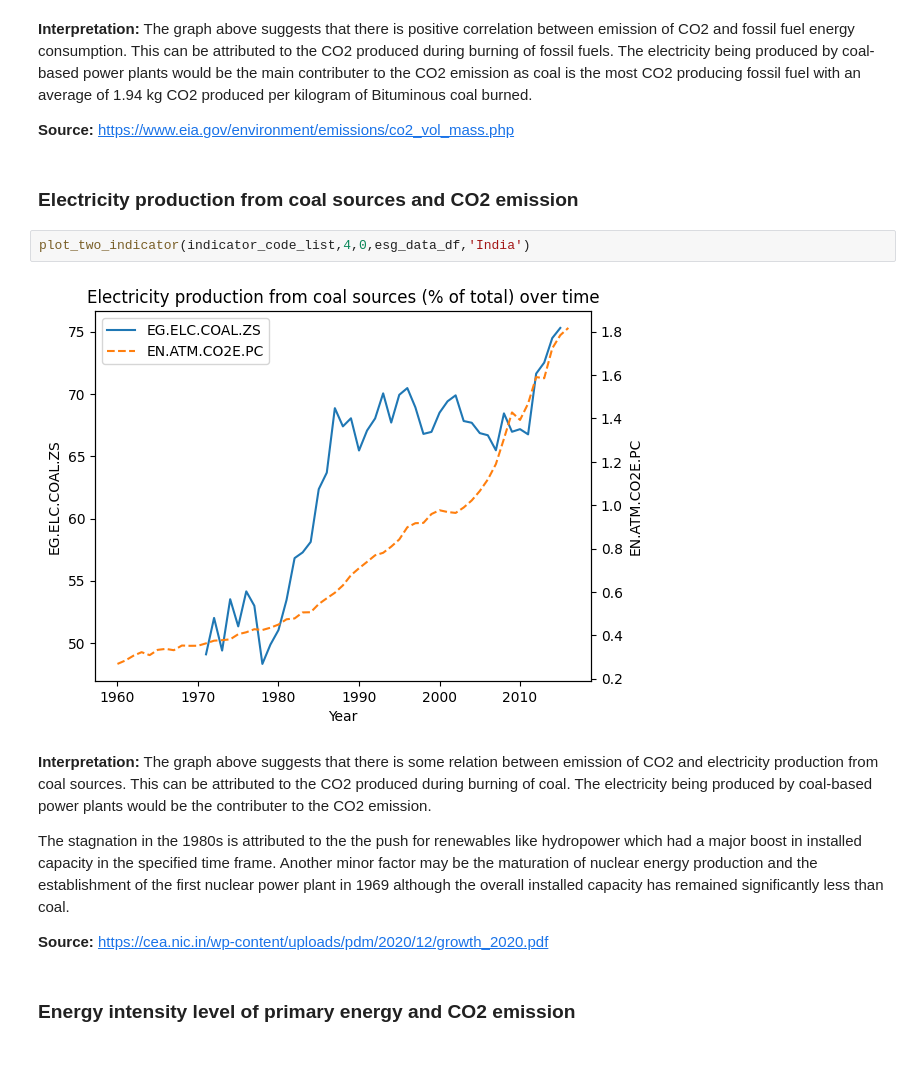
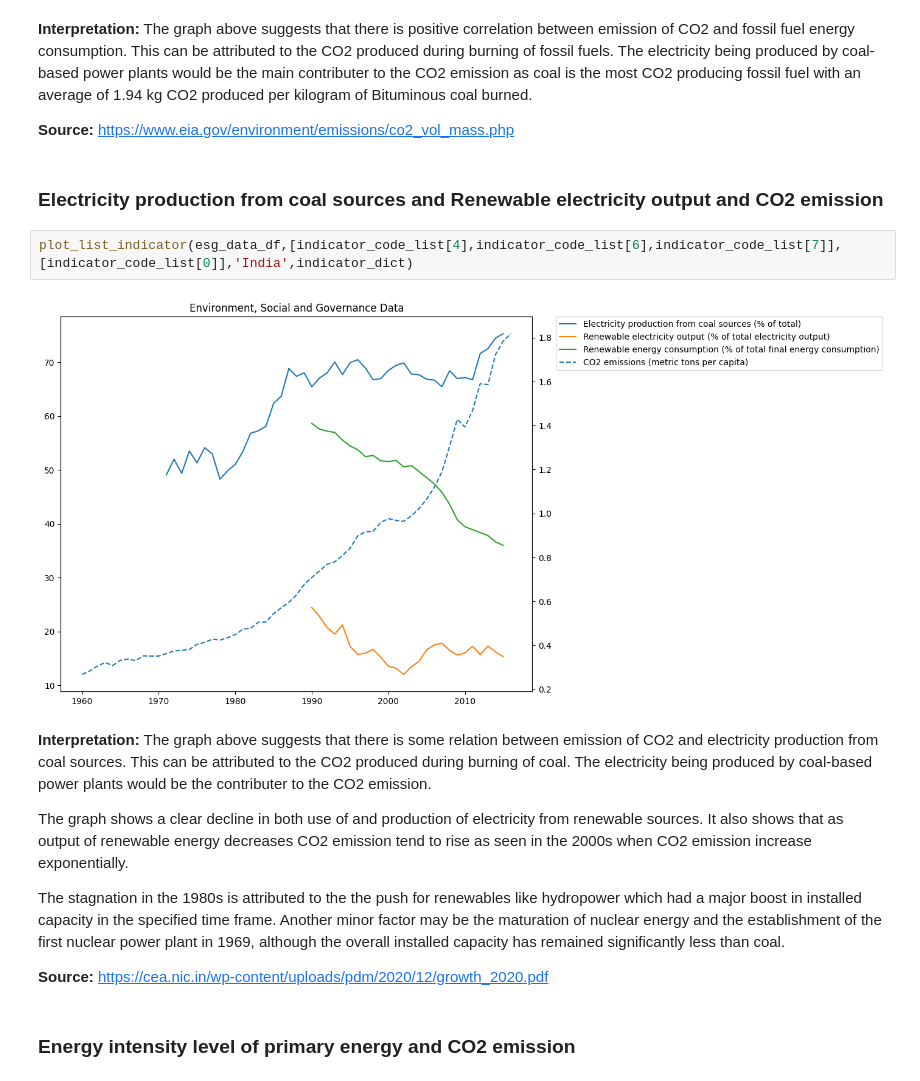
Before and after one commit to ashishsaranshakya/learning_data_analytics, a Jupyter notebook: Environment_Social_And_Governance_Data_Analysis.ipynb, the cells around one changed output. Saved outputs shown, nothing was run; the diff lists cells and outputs as text.

```diff
--- a/Environment_Social_And_Governance_Data_Analysis.ipynb
+++ b/Environment_Social_And_Governance_Data_Analysis.ipynb
@@ -171,15 +156,17 @@ plot_two_indicator(indicator_code_list,3,0,esg_data_df,'India')
 
 **Source:** https://www.eia.gov/environment/emissions/co2_vol_mass.php
 # %% [markdown]
-### Electricity production from coal sources and CO2 emission
+### Electricity production from coal sources and Renewable electricity output and CO2 emission
-# %%
-plot_two_indicator(indicator_code_list,4,0,esg_data_df,'India')
-# %% [output]
-[figure, removed]
+# %%
+plot_list_indicator(esg_data_df,[indicator_code_list[4],indicator_code_list[6],indicator_code_list[7]],[indicator_code_list[0]],'India',indicator_dict)
+# %% [output]
+[figure, added]
 # %% [markdown]
 **Interpretation:** The graph above suggests that there is some relation between emission of CO2 and electricity production from coal sources. This can be attributed to the CO2 produced during burning of coal. The electricity being produced by coal-based power plants would be the contributer to the CO2 emission.
 
-The stagnation in the 1980s is attributed to the the push for renewables like hydropower which had a major boost in installed capacity in the specified time frame. Another minor factor may be the maturation of nuclear energy production and the establishment of the first nuclear power plant in 1969 although the overall installed capacity has remained significantly less than coal.
+The graph shows a clear decline in both use of and production of electricity from renewable sources. It also shows that as output of renewable energy decreases CO2 emission tend to rise as seen in the 2000s when CO2 emission increase exponentially.
+
+The stagnation in the 1980s is attributed to the the push for renewables like hydropower which had a major boost in installed capacity in the specified time frame. Another minor factor may be the maturation of nuclear energy and the establishment of the first nuclear power plant in 1969, although the overall installed capacity has remained significantly less than coal.
 
 **Source:** https://cea.nic.in/wp-content/uploads/pdm/2020/12/growth_2020.pdf
 # %% [markdown]
```
Also changed, not shown: parts of 30 cells of this notebook.
